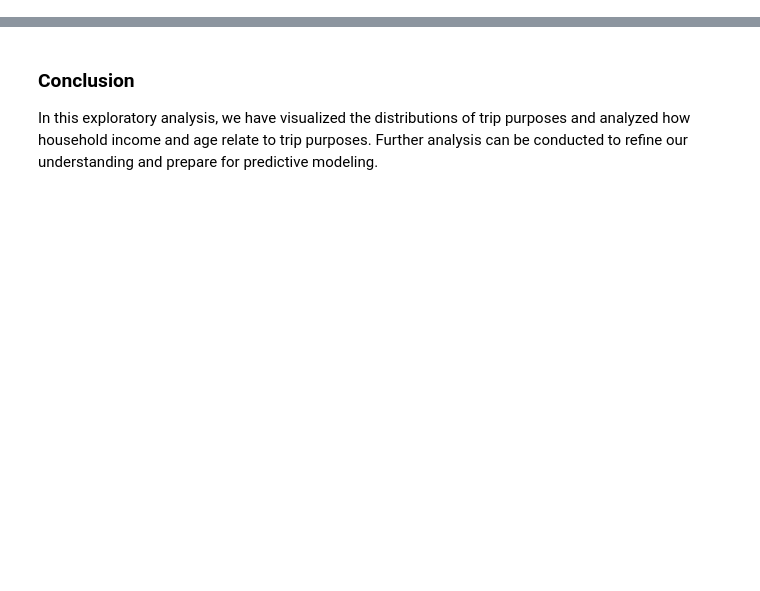
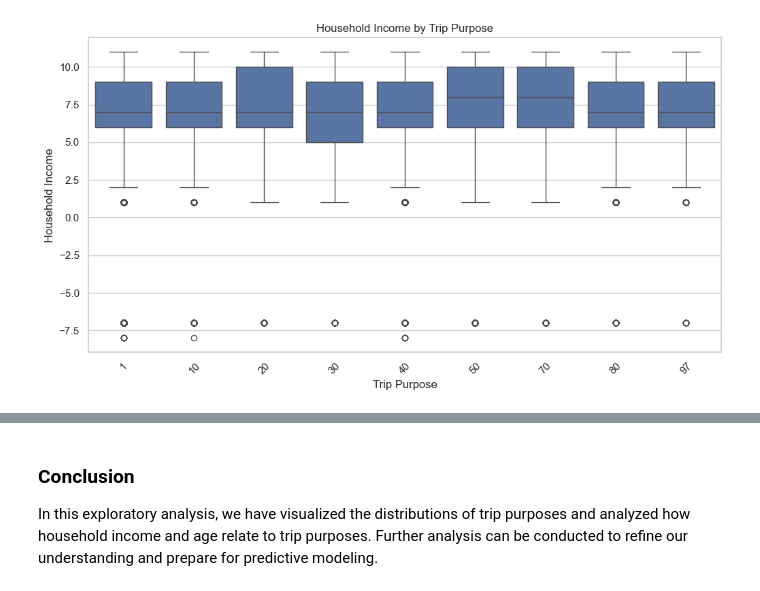
Before and after one commit to Xerconia/Transitlytics, a Jupyter notebook: notebooks/exploratory_analysis.ipynb, the cells around one changed output, grey strips where cells are left out. Cells and saved outputs as stored; diff of their text form; code cells hidden in the pictures; blank space fills up the shorter version.

```diff
--- a/notebooks/exploratory_analysis.ipynb
+++ b/notebooks/exploratory_analysis.ipynb
@@ -42,12 +144,14 @@ plt.show()
 # %%
 # Analyze the relationship between household income and trip purpose
 plt.figure(figsize=(12, 6))
-sns.boxplot(data=trip_data.merge(household_data, on='household_id'), x='trip_purpose', y='HHFAMINC')
+sn.boxplot(trip, x='WHYTRP1S', y='HHFAMINC')
 plt.title('Household Income by Trip Purpose')
 plt.xlabel('Trip Purpose')
 plt.ylabel('Household Income')
 plt.xticks(rotation=45)
 plt.show()
+# %% [output]
+[figure, added]
 # %%
 # Analyze the relationship between age and trip purpose
 plt.figure(figsize=(12, 6))
```
Also changed, not shown: parts of 6 cells of this notebook, 1 other file.
